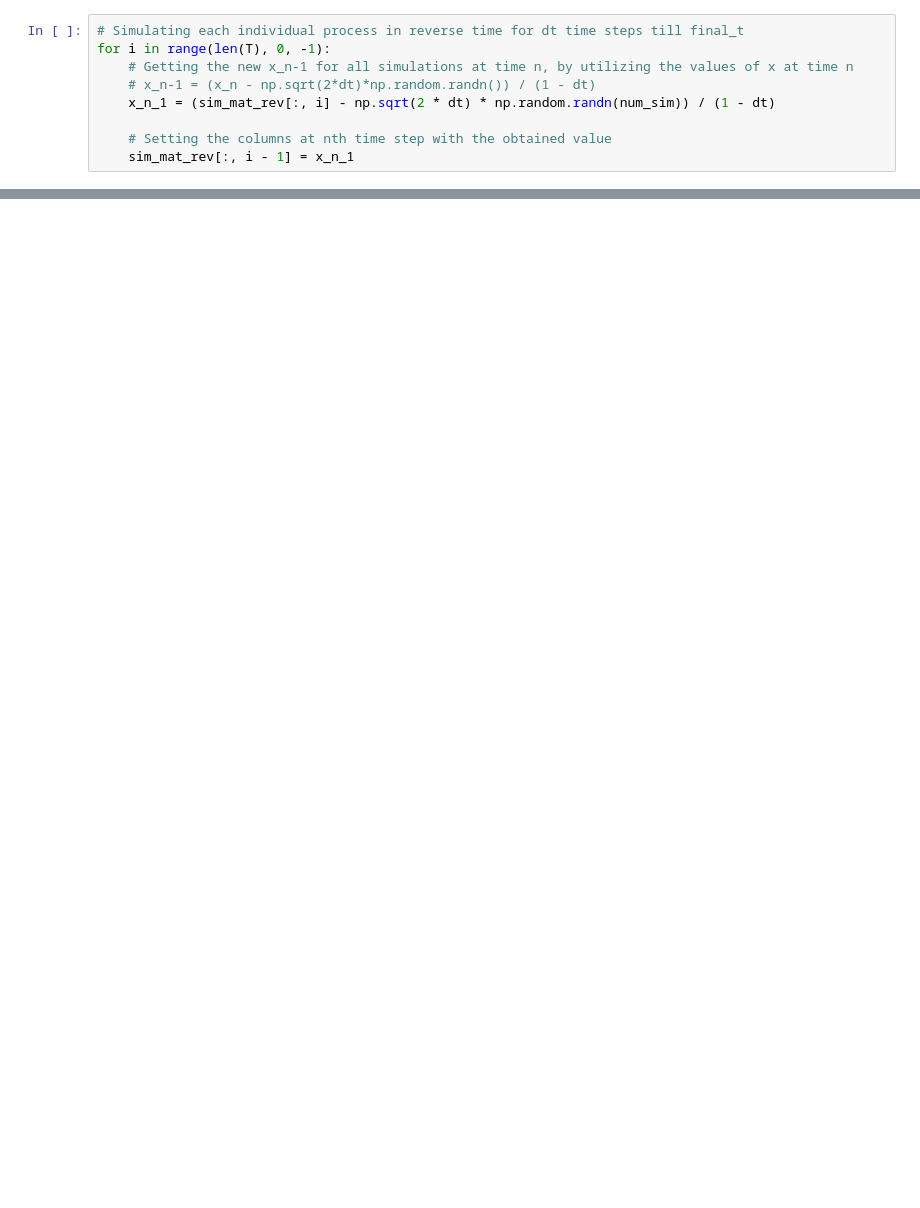
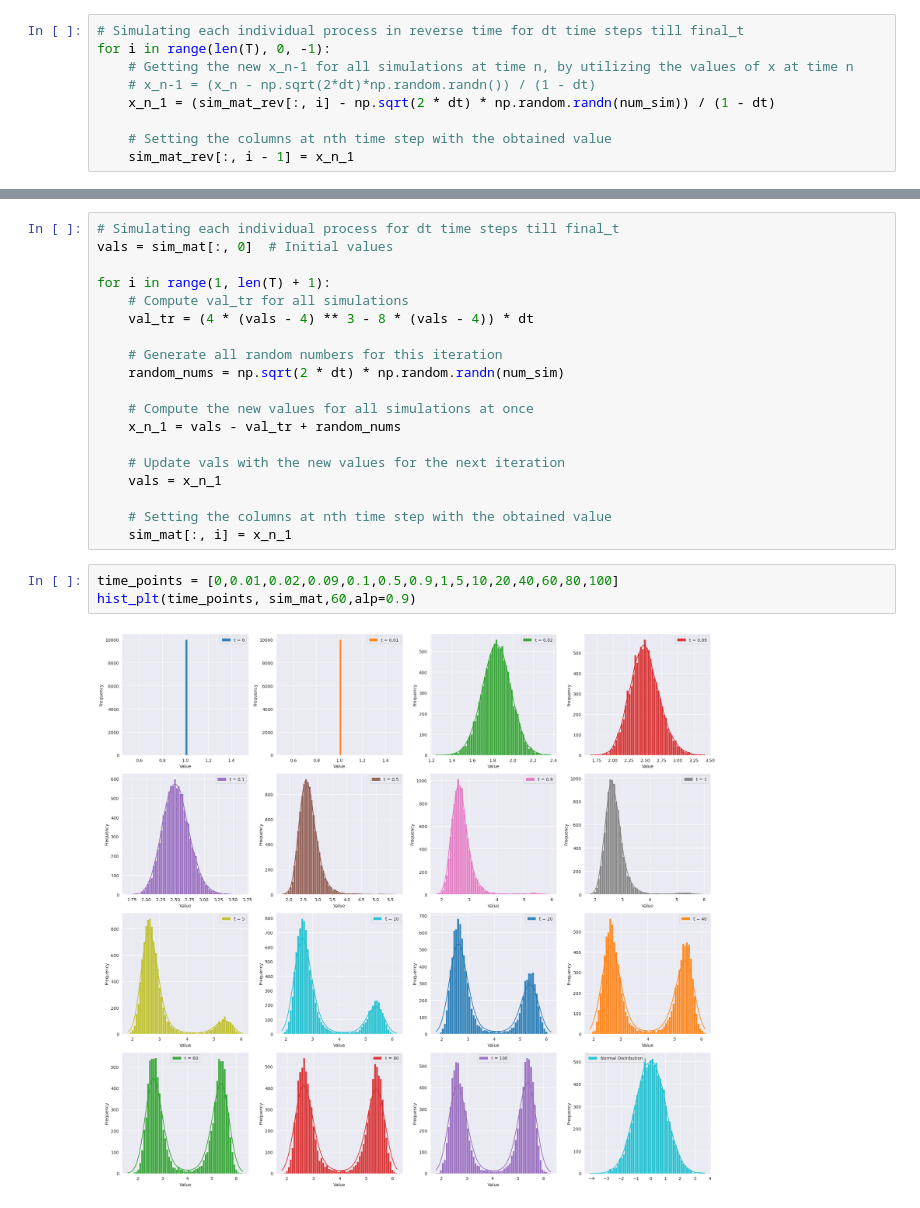
Before and after one commit to Yuvraj-Dhepe/uni_bayesian, a Jupyter notebook: Ex_8/Bayesian_Ex_8_Yuvraj.ipynb, the cells around one changed output, grey strips where cells are left out. Drawn from its saved outputs; the diff is of its cells as text; blank space fills up the shorter version.

```diff
--- a/Ex_8/Bayesian_Ex_8_Yuvraj.ipynb
+++ b/Ex_8/Bayesian_Ex_8_Yuvraj.ipynb
@@ -152,0 +187,24 @@ hist_plt(time_points,sim_mat_rev)
+# %%
+# Simulating each individual process for dt time steps till final_t
+vals = sim_mat[:, 0]  # Initial values
+
+for i in range(1, len(T) + 1):
+    # Compute val_tr for all simulations
+    val_tr = (4 * (vals - 4) ** 3 - 8 * (vals - 4)) * dt
+
+    # Generate all random numbers for this iteration
+    random_nums = np.sqrt(2 * dt) * np.random.randn(num_sim)
+
+    # Compute the new values for all simulations at once
+    x_n_1 = vals - val_tr + random_nums
+
+    # Update vals with the new values for the next iteration
+    vals = x_n_1
+
+    # Setting the columns at nth time step with the obtained value
+    sim_mat[:, i] = x_n_1
+# %%
+time_points = [0,0.01,0.02,0.09,0.1,0.5,0.9,1,5,10,20,40,60,80,100]
+hist_plt(time_points, sim_mat,60,alp=0.9)
+# %% [output]
+[figure, added]
```
Also changed, not shown: parts of 15 cells of this notebook, 2 other files.
